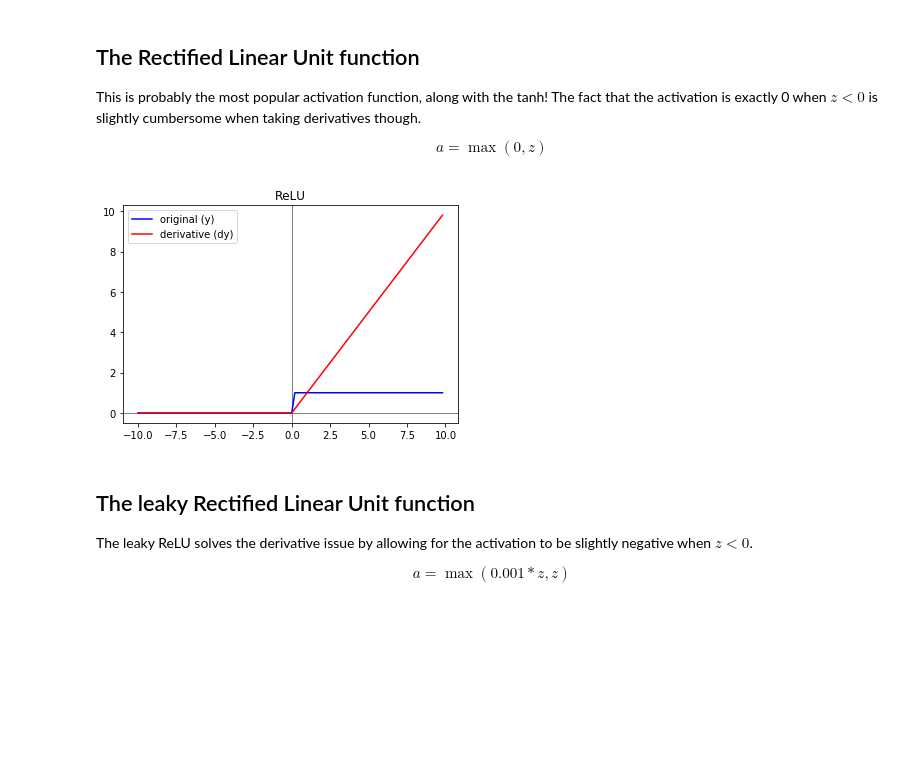
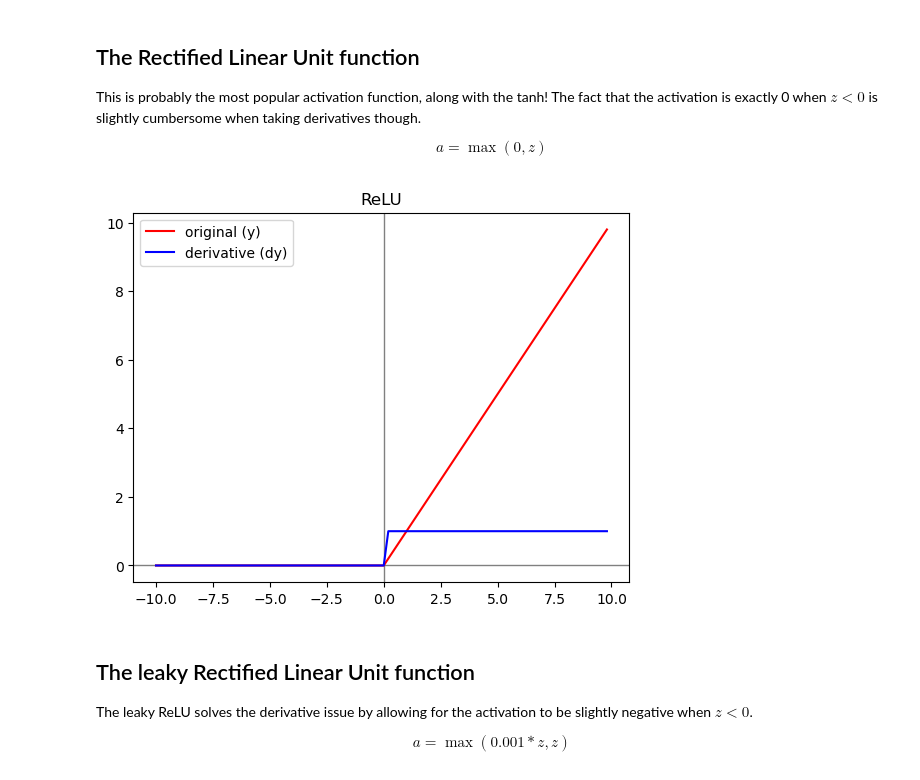
Before and after one commit to learn-co-curriculum/dsc-deeper-neural-networks, a Jupyter notebook: index.ipynb, the cells around one changed output. Saved outputs shown, nothing was run; the diff lists cells and outputs as text; code cells hidden in the pictures; blank space fills up the shorter version.

```diff
--- a/index.ipynb
+++ b/index.ipynb
@@ -209,14 +211,14 @@ $$a=\max(0, z)$$
 # %%
 plt.title('ReLU')
 y = relu(z)
 dy = relu(z, derivative=True)
 plt.axhline(color='gray', linewidth=1,)
 plt.axvline(color='gray', linewidth=1,)
-plt.plot(z, dy, 'b', label='original (y)')
-plt.plot(z, y, 'r', label='derivative (dy)')
+plt.plot(z, y, 'r', label='original (y)')
+plt.plot(z, dy, 'b', label='derivative (dy)')
 plt.legend();
 # %% [output]
-[figure, old version]
+[figure, new version]
 # %% [markdown]
 ## The leaky Rectified Linear Unit function
 
```
Also changed, not shown: parts of 6 cells of this notebook, 6 other files.
